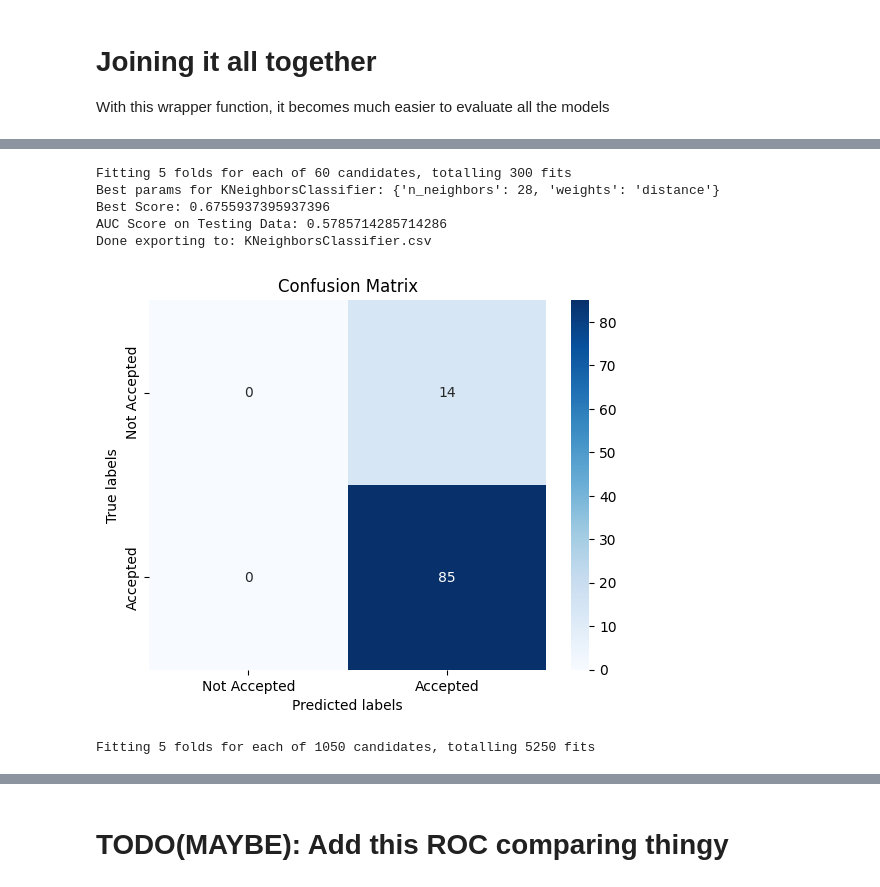
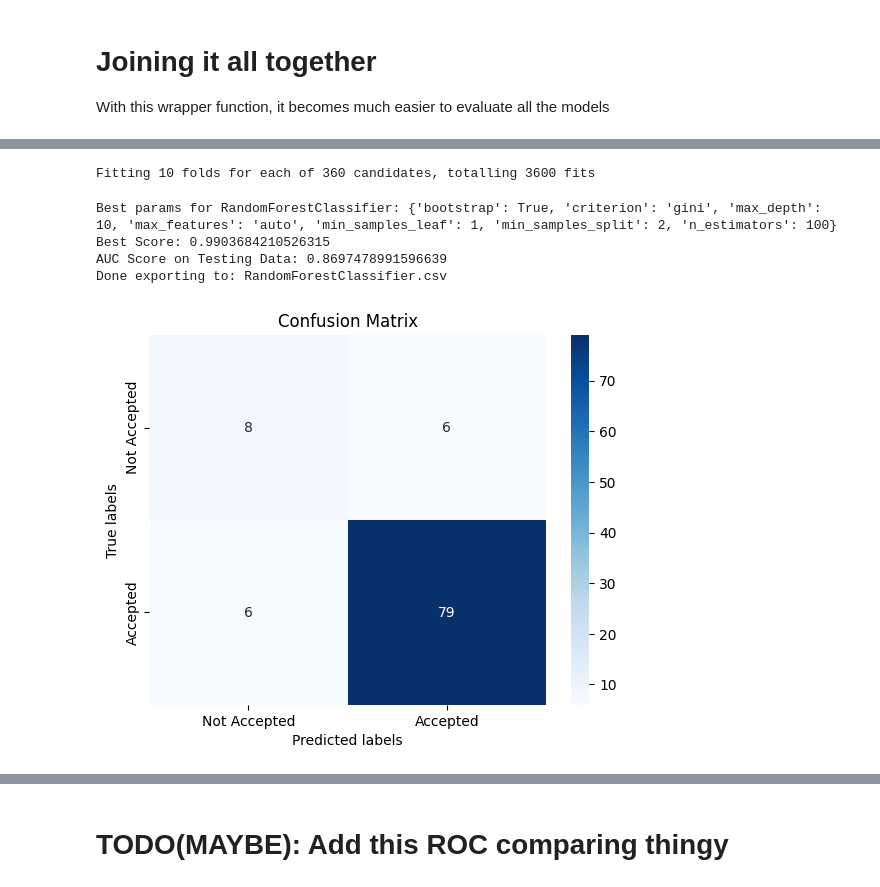
Before and after one commit to 1Krypt0/FEUP-AC-PROJ, a Jupyter notebook: docs/modeling.ipynb, the cells around one changed output, grey strips where cells are left out. Drawn from its saved outputs; the diff is of its cells as text; code cells hidden in the pictures.

```diff
--- a/docs/modeling.ipynb
+++ b/docs/modeling.ipynb
@@ -188,22 +145,17 @@ Done exporting to: MLPClassifier.csv
-# %%
-knn_results = apply(KNeighborsClassifier(),{
-    "n_neighbors": list(range(1,31)),
-    "weights": ['uniform', 'distance'],
-})
-# %% [output]
-Fitting 5 folds for each of 60 candidates, totalling 300 fits
-Best params for KNeighborsClassifier: {'n_neighbors': 28, 'weights': 'distance'}
-Best Score: 0.6755937395937396
-AUC Score on Testing Data: 0.5785714285714286
-Done exporting to: KNeighborsClassifier.csv
-[figure, removed]
-# %%
-logistic_results = apply(GradientBoostingClassifier(), {
-    'max_features': range(7,20,2),
-    'min_samples_split':range(1000,2100,200),
-    'min_samples_leaf':range(30,71,10),
-    'max_depth':range(5,16,2),
-    'min_samples_split':range(200,1001,200)
-})
-# %% [output]
-Fitting 5 folds for each of 1050 candidates, totalling 5250 fits
+# %%
+rf_results = apply(RandomForestClassifier(random_state=0),{
+    'n_estimators': [100, 150],
+    'max_features': ['auto', 'sqrt', 'log2'],
+    'max_depth' : [8,9,10,11,12],
+    'criterion' :['gini', 'entropy'],
+    'bootstrap': [True],
+    'min_samples_leaf': [1,2,3],
+    'min_samples_split': [2,3],
+})
+# %% [output]
+Fitting 10 folds for each of 360 candidates, totalling 3600 fits
+Best params for RandomForestClassifier: {'bootstrap': True, 'criterion': 'gini', 'max_depth': 10, 'max_features': 'auto', 'min_samples_leaf': 1, 'min_samples_split': 2, 'n_estimators': 100}
+Best Score: 0.9903684210526315
+AUC Score on Testing Data: 0.8697478991596639
+Done exporting to: RandomForestClassifier.csv
+[figure, added]
```
Also changed, not shown: parts of 12 cells of this notebook, 23 other files.
